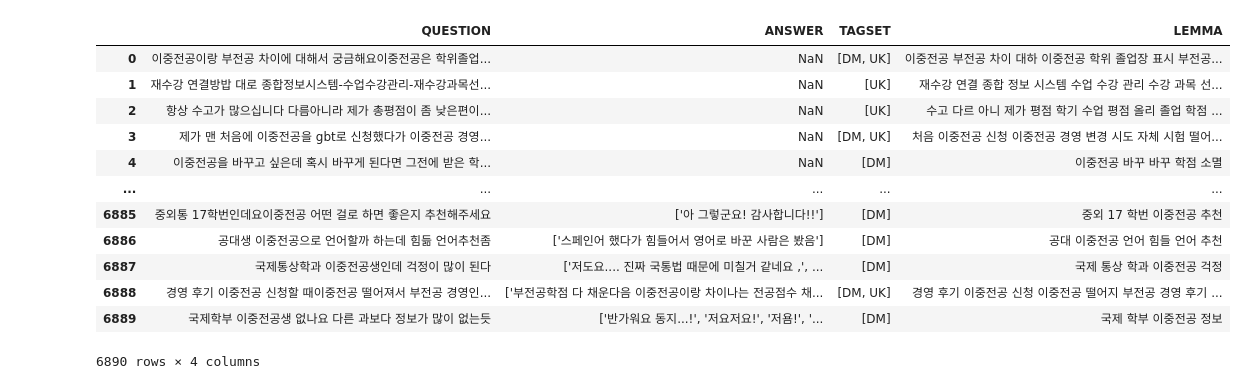
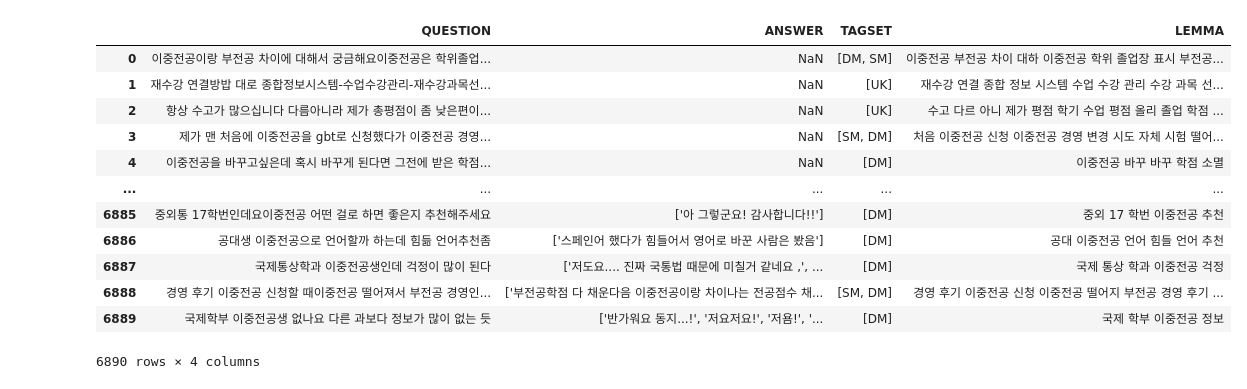
Before and after one commit to skyjw1211/howls_nlp, a Jupyter notebook: Chatbot/소스코드/preprocess.ipynb, the cells around one changed output. Saved outputs shown, nothing was run; the diff lists cells and outputs as text; code cells hidden in the pictures.

Commit message:
space model upgrade

```diff
--- a/Chatbot/소스코드/preprocess.ipynb
+++ b/Chatbot/소스코드/preprocess.ipynb
@@ -208,27 +208,27 @@ def preprocess(merged_df, space_model_path, stop_word_path, result_file_name):
 
     return merged_df
 # %%
-eta_df = pd.read_csv(r"E:\Programming\python\NLP\howls_nlp\Chatbot\자료\질문.csv", encoding='ANSI')
-eta2_df = pd.read_csv(r"E:\Programming\python\NLP\howls_nlp\Chatbot\자료\질문2.csv", encoding='ANSI')
-dm_df = pd.read_csv(r"E:\Programming\python\NLP\howls_nlp\Chatbot\자료\이중전과게시판_이중검색.csv", encoding='UTF-8')
+eta_df = pd.read_csv(r"D:\Shin\Develop\python\NLP\howls_nlp\Chatbot\자료\질문.csv", encoding='ANSI')
+eta2_df = pd.read_csv(r"D:\Shin\Develop\python\NLP\howls_nlp\Chatbot\자료\질문2.csv", encoding='ANSI')
+dm_df = pd.read_csv(r"D:\Shin\Develop\python\NLP\howls_nlp\Chatbot\자료\이중전과게시판_이중검색.csv", encoding='UTF-8')
 
 merged_df = csv2data(eta_df, eta2_df, dm_df)
 # %%
-space = r"E:\Programming\python\NLP\howls_nlp\Chatbot\자료\soy_space_model"
-stop = r'E:\Programming\python\NLP\howls_nlp\Chatbot\자료\stop_words.txt'
+space = r"D:\Shin\Develop\python\NLP\howls_nlp\Chatbot\자료\models\soy_big_space_model"
+stop = r'D:\Shin\Develop\python\NLP\howls_nlp\Chatbot\자료\stop_words.txt'
 
 preprocess(merged_df, space, stop, "preprocessed_data")
 # %% [output]
 |  | QUESTION | ANSWER | TAGSET | LEMMA |
-| 0 | 이중전공이랑 부전공 차이에 대해서 궁금해요이중전공은 학위졸업... | NaN | [DM, UK] | 이중전공 부전공 차이 대하 이중전공 학위 졸업장 표시 부전공... |
+| 0 | 이중전공이랑 부전공 차이에 대해서 궁금해요이중전공은 학위졸업... | NaN | [DM, SM] | 이중전공 부전공 차이 대하 이중전공 학위 졸업장 표시 부전공... |
 | 1 | 재수강 연결방밥 대로 종합정보시스템-수업수강관리-재수강과목선... | NaN | [UK] | 재수강 연결 종합 정보 시스템 수업 수강 관리 수강 과목 선... |
 | 2 | 항상 수고가 많으십니다 다름아니라 제가 총평점이 좀 낮은편이... | NaN | [UK] | 수고 다르 아니 제가 평점 학기 수업 평점 올리 졸업 학점 ... |
-| 3 | 제가 맨 처음에 이중전공을 gbt로 신청했다가 이중전공 경영... | NaN | [DM, UK] | 처음 이중전공 신청 이중전공 경영 변경 시도 자체 시험 떨어... |
-| 4 | 이중전공을 바꾸고 싶은데 혹시 바꾸게 된다면 그전에 받은 학... | NaN | [DM] | 이중전공 바꾸 바꾸 학점 소멸 |
+| 3 | 제가 맨 처음에 이중전공을 gbt로 신청했다가 이중전공 경영... | NaN | [SM, DM] | 처음 이중전공 신청 이중전공 경영 변경 시도 자체 시험 떨어... |
+| 4 | 이중전공을 바꾸고싶은데 혹시 바꾸게 된다면 그전에 받은 학점... | NaN | [DM] | 이중전공 바꾸 바꾸 학점 소멸 |
 | ... | ... | ... | ... | ... |
 | 6885 | 중외통 17학번인데요이중전공 어떤 걸로 하면 좋은지 추천해주세요 | ['아 그렇군요! 감사합니다!!'] | [DM] | 중외 17 학번 이중전공 추천 |
 | 6886 | 공대생 이중전공으로 언어할까 하는데 힘듦 언어추천좀 | ['스페인어 했다가 힘들어서 영어로 바꾼 사람은 봤음'] | [DM] | 공대 이중전공 언어 힘들 언어 추천 |
 | 6887 | 국제통상학과 이중전공생인데 걱정이 많이 된다 | ['저도요.... 진짜 국통법 때문에 미칠거 같네요 ,', ... | [DM] | 국제 통상 학과 이중전공 걱정 |
-| 6888 | 경영 후기 이중전공 신청할 때이중전공 떨어져서 부전공 경영인... | ['부전공학점 다 채운다음 이중전공이랑 차이나는 전공점수 채... | [DM, UK] | 경영 후기 이중전공 신청 이중전공 떨어지 부전공 경영 후기 ... |
-| 6889 | 국제학부 이중전공생 없나요 다른 과보다 정보가 많이 없는듯 | ['반가워요 동지...!', '저요저요!', '저욤!', '... | [DM] | 국제 학부 이중전공 정보 |
+| 6888 | 경영 후기 이중전공 신청할 때이중전공 떨어져서 부전공 경영인... | ['부전공학점 다 채운다음 이중전공이랑 차이나는 전공점수 채... | [SM, DM] | 경영 후기 이중전공 신청 이중전공 떨어지 부전공 경영 후기 ... |
+| 6889 | 국제학부 이중전공생 없나요 다른 과보다 정보가 많이 없는 듯 | ['반가워요 동지...!', '저요저요!', '저욤!', '... | [DM] | 국제 학부 이중전공 정보 |
 6890 rows × 4 columns
```
Also changed, not shown: 1 other file.
